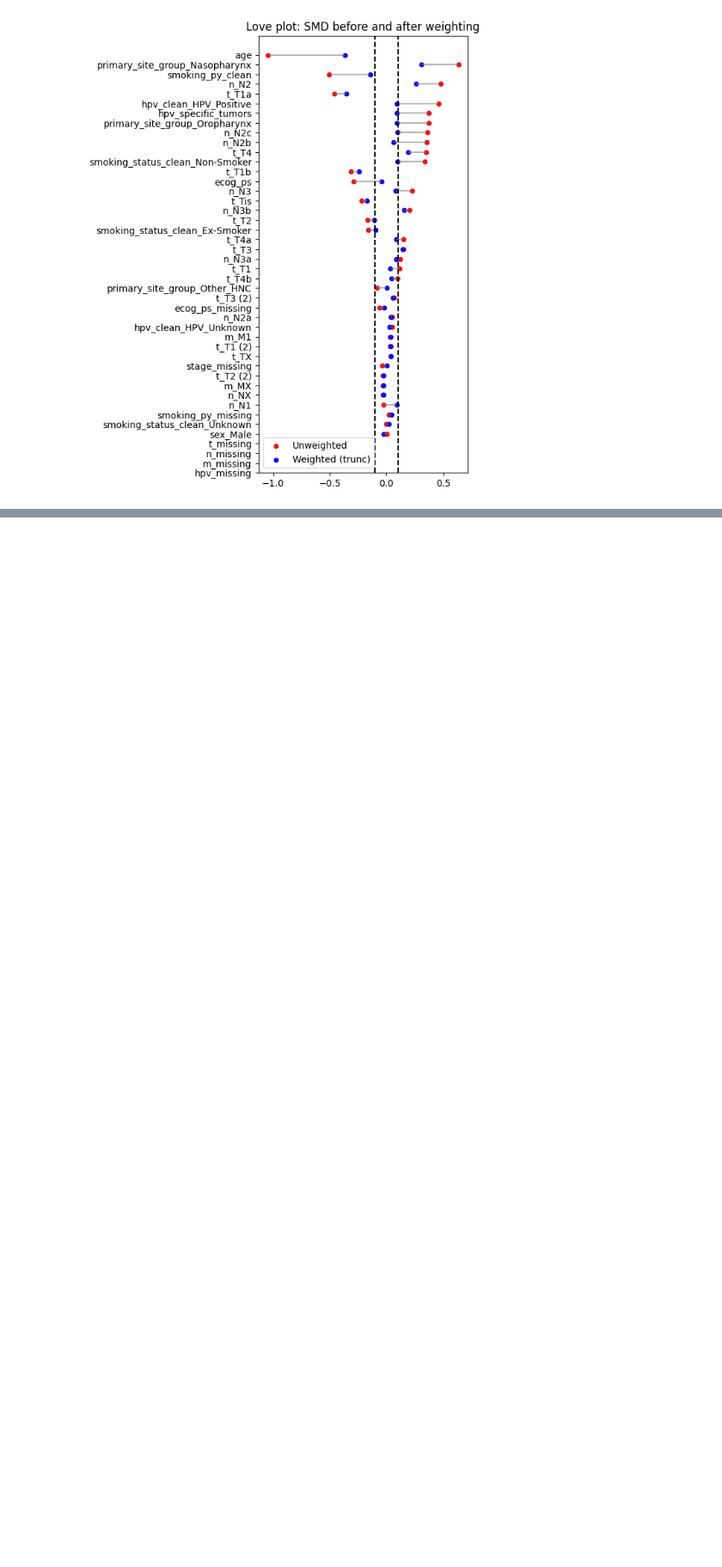
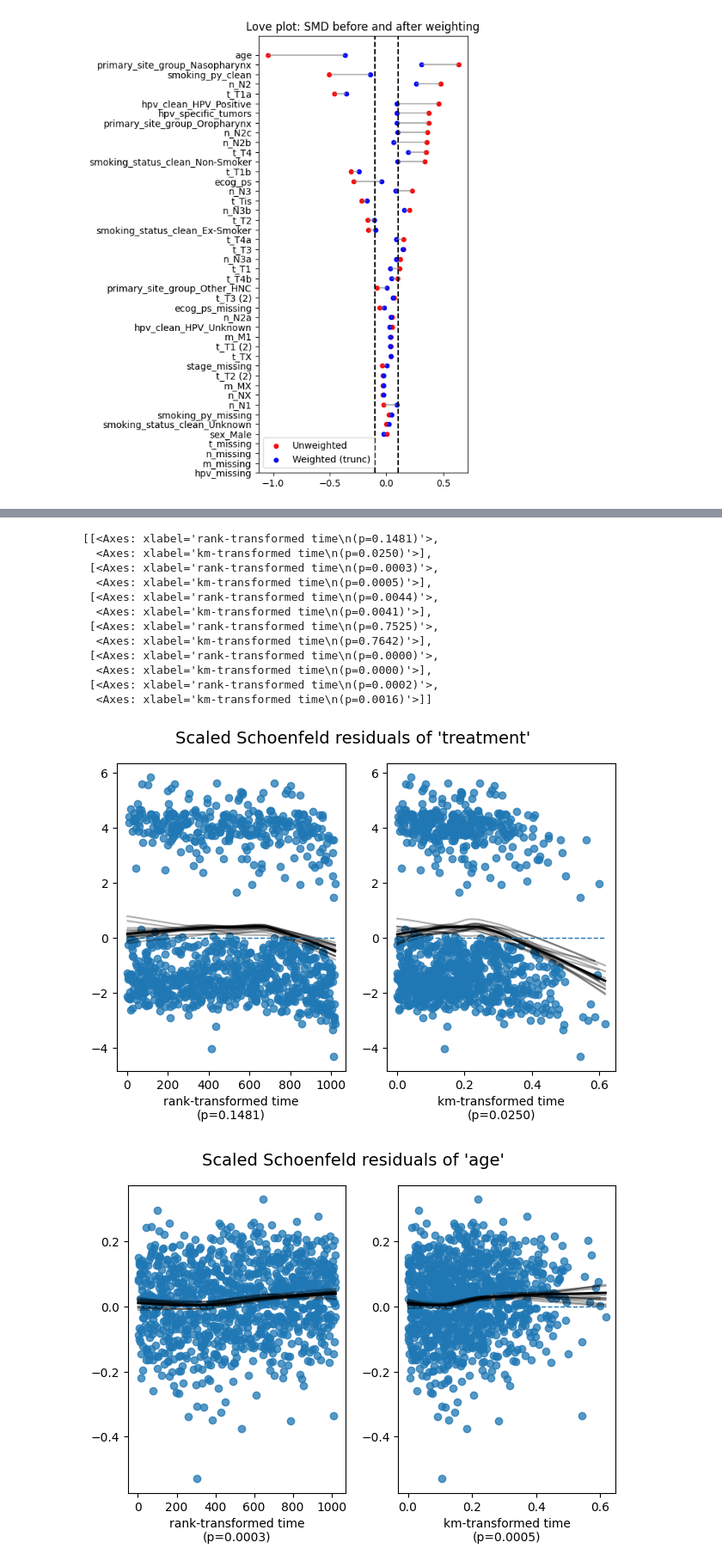
Before and after one commit to Doclikam/CausalMachineLearning-CRC-Drug-ResponsePrediction, a Jupyter notebook: Casual_Modelling.ipynb, the cells around one changed output, grey strips where cells are left out. Shown at 86% size. Cells and saved outputs as stored; diff of their text form; code cells hidden in the pictures; blank space fills up the shorter version.

```diff
--- a/Casual_Modelling.ipynb
+++ b/Casual_Modelling.ipynb
@@ -400,0 +535,5 @@ Tumor site also influenced outcomes — patients with “Other Head & Neck Cance
+# %%
+#doubly-robust model (cph2)
+cols_used_dr = ['time_os_days', 'event_os', 'treatment', 'sw_trunc'] + adj_covs
+cph2.check_assumptions(cox_dr[cols_used_dr], p_value_threshold=0.05, show_plots=True)
+# %% [output]
@@ -400,0 +584,14 @@ Tumor site also influenced outcomes — patients with “Other Head & Neck Cance
+[[<Axes: xlabel='rank-transformed time\n(p=0.1481)'>,
+  <Axes: xlabel='km-transformed time\n(p=0.0250)'>],
+ [<Axes: xlabel='rank-transformed time\n(p=0.0003)'>,
+  <Axes: xlabel='km-transformed time\n(p=0.0005)'>],
+ [<Axes: xlabel='rank-transformed time\n(p=0.0044)'>,
+  <Axes: xlabel='km-transformed time\n(p=0.0041)'>],
+ [<Axes: xlabel='rank-transformed time\n(p=0.7525)'>,
+  <Axes: xlabel='km-transformed time\n(p=0.7642)'>],
+ [<Axes: xlabel='rank-transformed time\n(p=0.0000)'>,
+  <Axes: xlabel='km-transformed time\n(p=0.0000)'>],
+ [<Axes: xlabel='rank-transformed time\n(p=0.0002)'>,
+  <Axes: xlabel='km-transformed time\n(p=0.0016)'>]]
+[figure, added]
+[figure, added]
```
Also changed, not shown: parts of 28 cells of this notebook.
